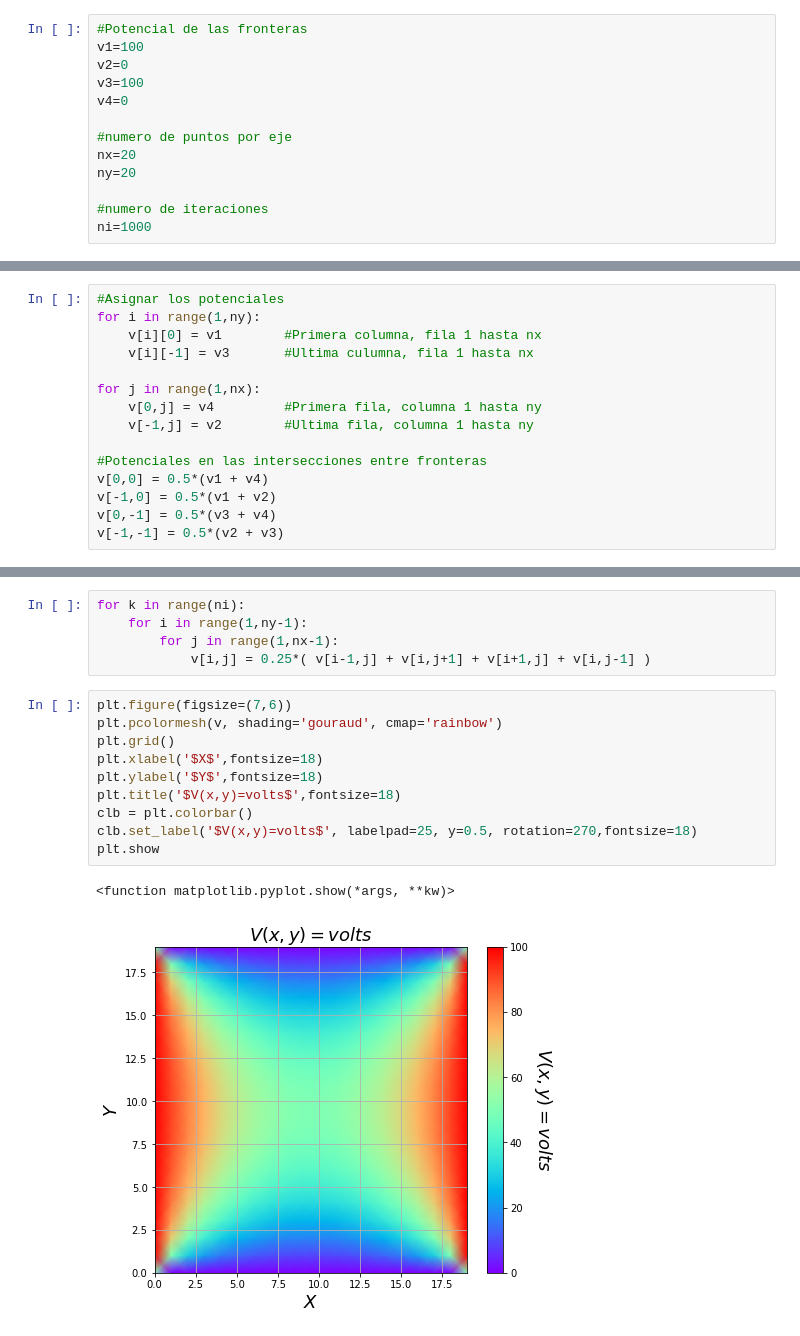
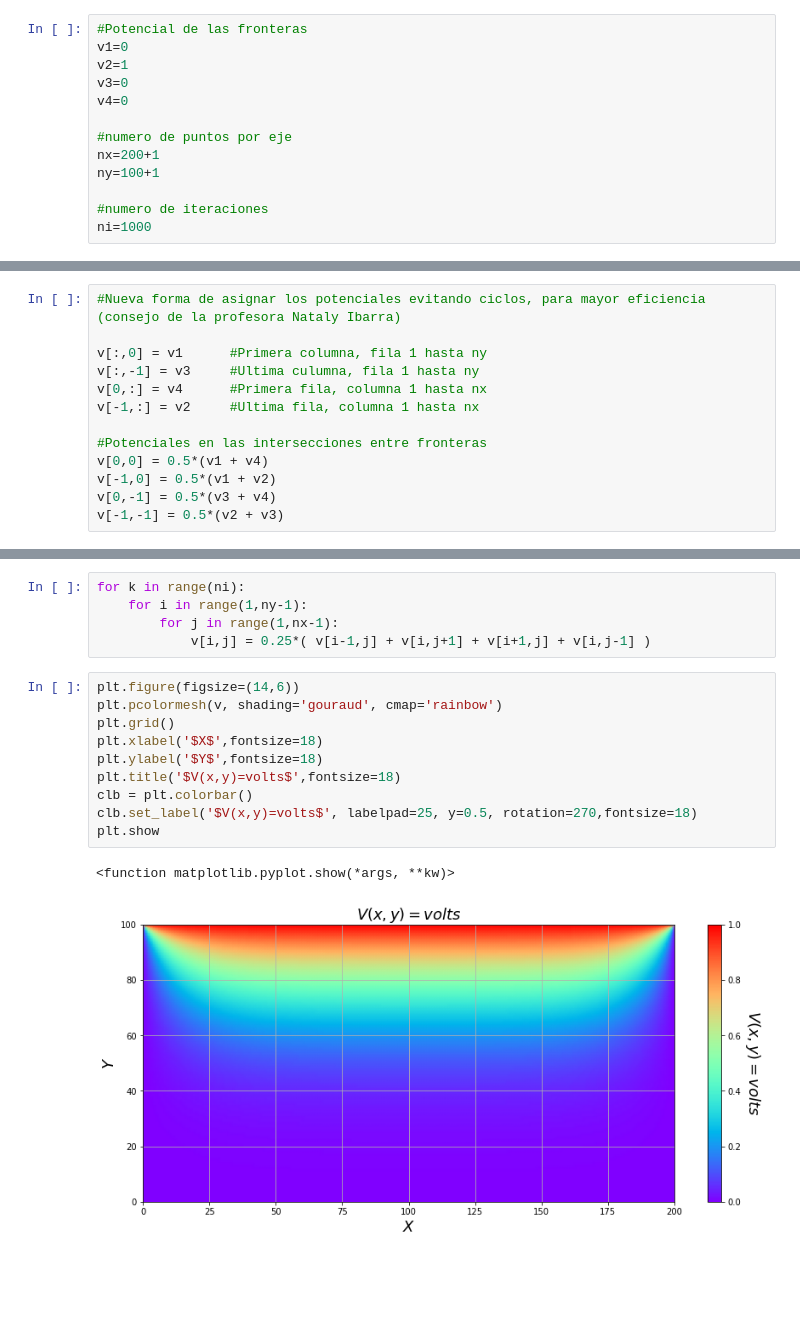
Before and after one commit to iRibbeck/campos-electromagneticos, a Jupyter notebook: Diferencias finitas.ipynb, the cells around one changed output, grey strips where cells are left out. Drawn from its saved outputs; the diff is of its cells as text; blank space fills up the shorter version.

```diff
--- a/Diferencias finitas.ipynb
+++ b/Diferencias finitas.ipynb
@@ -24,14 +28,14 @@ v3 = potencial de la frontera derecha
 v4 = potencial de la frontera inferior
 # %%
 #Potencial de las fronteras
-v1=100
-v2=0
-v3=100
+v1=0
+v2=1
+v3=0
 v4=0
 
 #numero de puntos por eje
-nx=20
-ny=20
+nx=200+1
+ny=100+1
 
 #numero de iteraciones
 ni=1000
@@ -40,14 +44,12 @@ Crear una matriz de ceros de la dimension de los puntos definidos anteriormente,
 # %%
 v = np.zeros((ny,nx))
 # %%
-#Asignar los potenciales
-for i in range(1,ny):
-    v[i][0] = v1        #Primera columna, fila 1 hasta nx
-    v[i][-1] = v3       #Ultima culumna, fila 1 hasta nx
+#Nueva forma de asignar los potenciales evitando ciclos, para mayor eficiencia (consejo de la profesora Nataly Ibarra)
 
-for j in range(1,nx):
-    v[0,j] = v4         #Primera fila, columna 1 hasta ny
-    v[-1,j] = v2        #Ultima fila, columna 1 hasta ny
+v[:,0] = v1      #Primera columna, fila 1 hasta ny
+v[:,-1] = v3     #Ultima culumna, fila 1 hasta ny
+v[0,:] = v4      #Primera fila, columna 1 hasta nx
+v[-1,:] = v2     #Ultima fila, columna 1 hasta nx
 
 #Potenciales en las intersecciones entre fronteras
 v[0,0] = 0.5*(v1 + v4)
@@ -62,15 +64,15 @@ for k in range(ni):
         for j in range(1,nx-1):
             v[i,j] = 0.25*( v[i-1,j] + v[i,j+1] + v[i+1,j] + v[i,j-1] )
 # %%
-plt.figure(figsize=(7,6))
+plt.figure(figsize=(14,6))
 plt.pcolormesh(v, shading='gouraud', cmap='rainbow')
 plt.grid()
 plt.xlabel('$X$',fontsize=18)
 plt.ylabel('$Y$',fontsize=18)
 plt.title('$V(x,y)=volts$',fontsize=18)
 clb = plt.colorbar()
 clb.set_label('$V(x,y)=volts$', labelpad=25, y=0.5, rotation=270,fontsize=18)
 plt.show
 # %% [output]
 <function matplotlib.pyplot.show(*args, **kw)>
-[figure, old version]
+[figure, new version]
```
Also changed, not shown: parts of 22 cells of this notebook.
